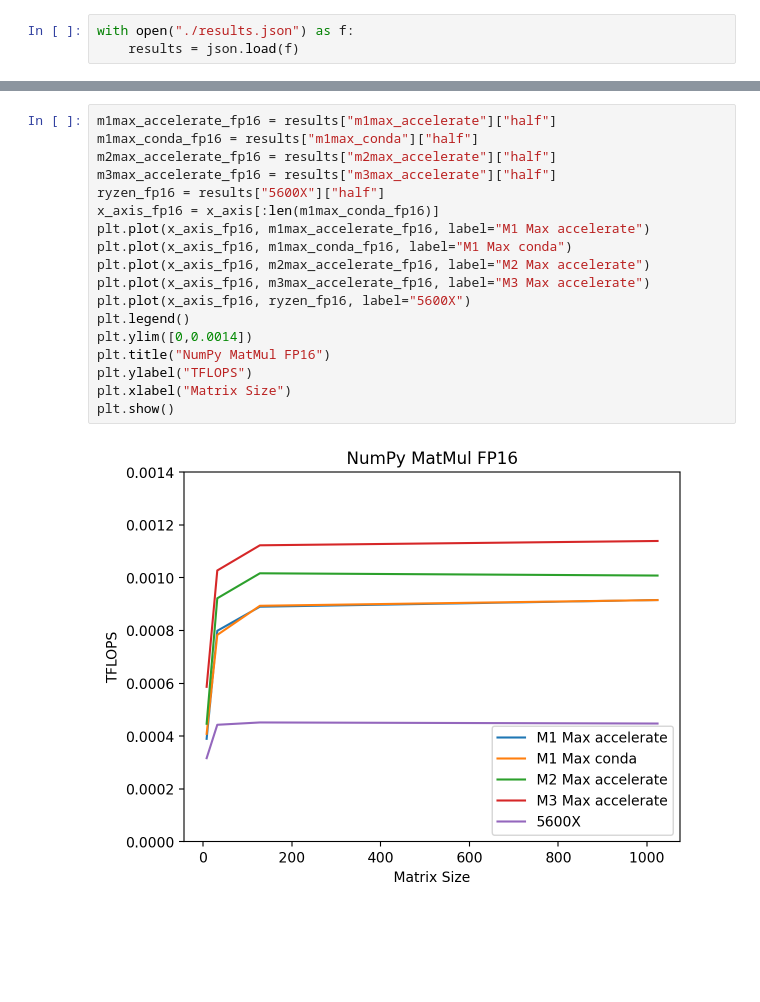
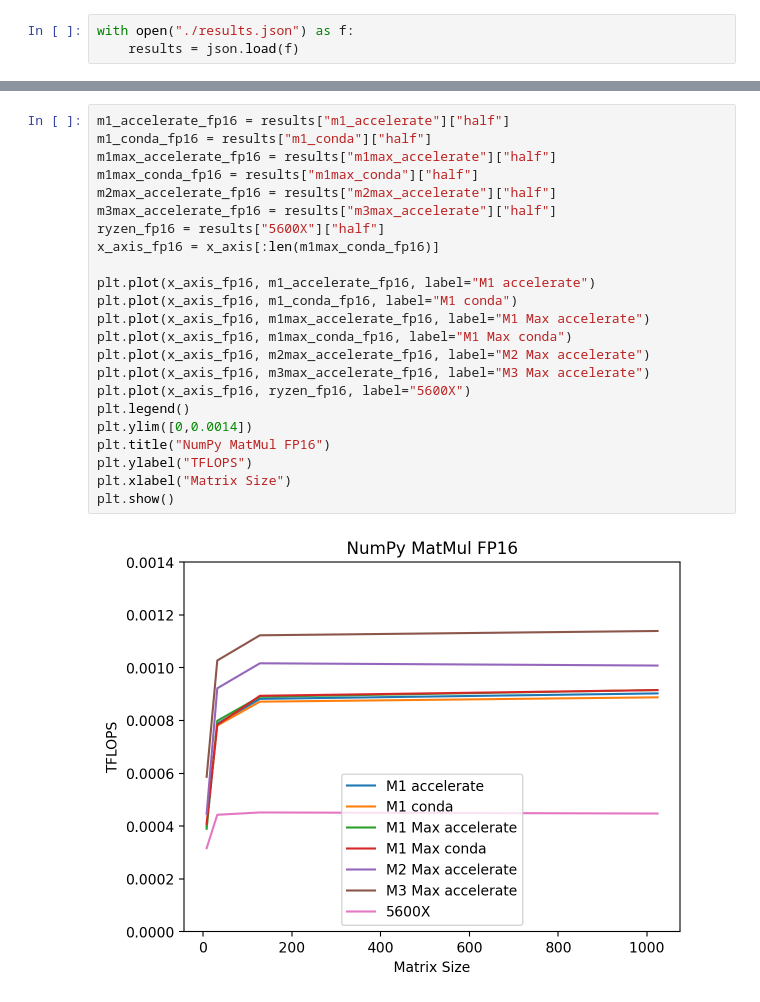
Before and after one commit to alexziskind1/m1-cpu-benchmarks, a Jupyter notebook: tflop_result_reader.ipynb, the cells around one changed output, grey strips where cells are left out. Saved outputs shown, nothing was run; the diff lists cells and outputs as text; blank space fills up the shorter version.

```diff
--- a/tflop_result_reader.ipynb
+++ b/tflop_result_reader.ipynb
@@ -49,20 +57,25 @@ plt.show()
 # %%
+m1_accelerate_fp16 = results["m1_accelerate"]["half"]
+m1_conda_fp16 = results["m1_conda"]["half"]
 m1max_accelerate_fp16 = results["m1max_accelerate"]["half"]
 m1max_conda_fp16 = results["m1max_conda"]["half"]
 m2max_accelerate_fp16 = results["m2max_accelerate"]["half"]
 m3max_accelerate_fp16 = results["m3max_accelerate"]["half"]
 ryzen_fp16 = results["5600X"]["half"]
 x_axis_fp16 = x_axis[:len(m1max_conda_fp16)]
+
+plt.plot(x_axis_fp16, m1_accelerate_fp16, label="M1 accelerate")
+plt.plot(x_axis_fp16, m1_conda_fp16, label="M1 conda")
 plt.plot(x_axis_fp16, m1max_accelerate_fp16, label="M1 Max accelerate")
 plt.plot(x_axis_fp16, m1max_conda_fp16, label="M1 Max conda")
 plt.plot(x_axis_fp16, m2max_accelerate_fp16, label="M2 Max accelerate")
 plt.plot(x_axis_fp16, m3max_accelerate_fp16, label="M3 Max accelerate")
 plt.plot(x_axis_fp16, ryzen_fp16, label="5600X")
 plt.legend()
 plt.ylim([0,0.0014])
 plt.title("NumPy MatMul FP16")
 plt.ylabel("TFLOPS")
 plt.xlabel("Matrix Size")
 plt.show()
 # %% [output]
-[figure, old version]
+[figure, new version]
```
Also changed, not shown: parts of 3 cells of this notebook.
